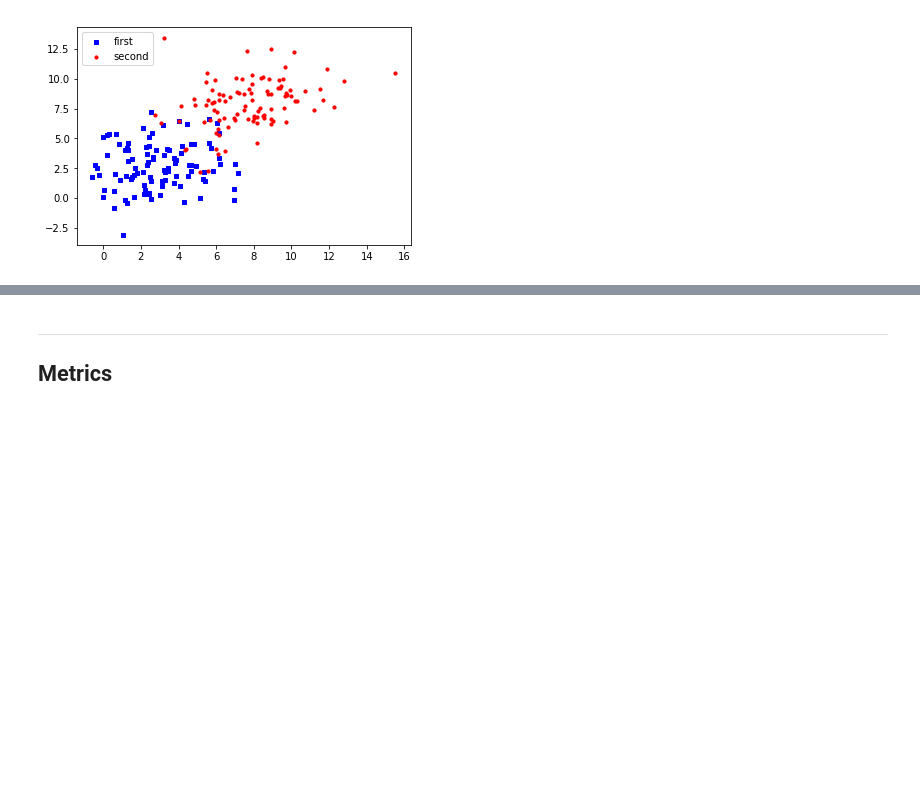
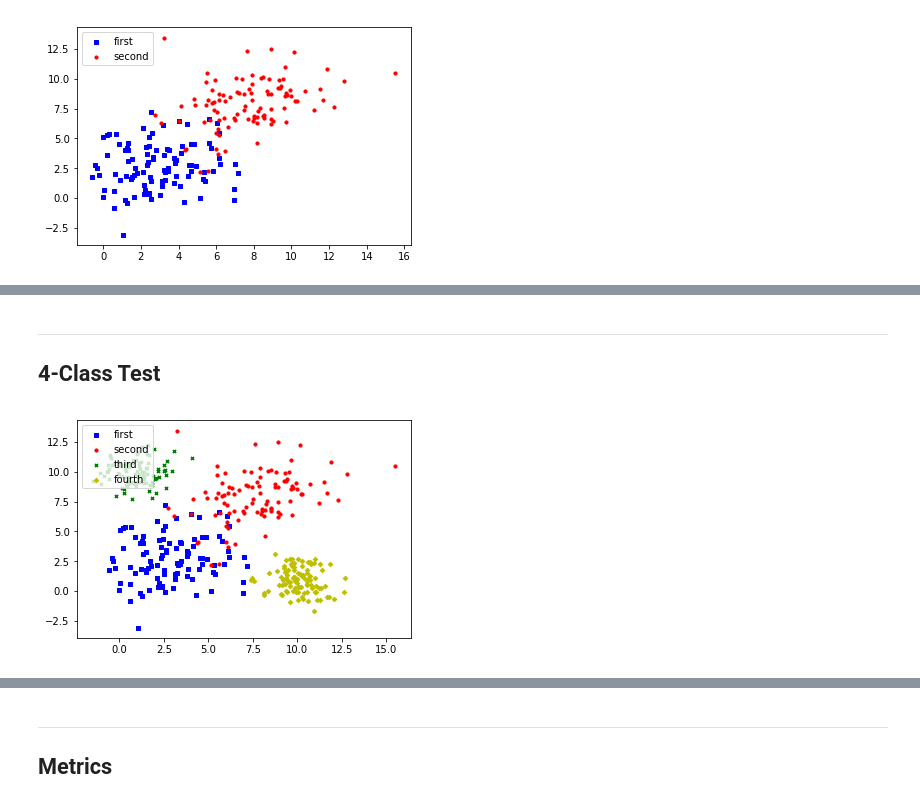
Before and after one commit to jackdotwa/analytics-rocket, a Jupyter notebook: bagging/nb/sklearn_kmeans-Copy1.ipynb, the cells around one changed output, grey strips where cells are left out. Drawn from its saved outputs; the diff is of its cells as text; code cells hidden in the pictures; blank space fills up the shorter version.

```diff
--- a/bagging/nb/sklearn_kmeans-Copy1.ipynb
+++ b/bagging/nb/sklearn_kmeans-Copy1.ipynb
@@ -529,0 +576,22 @@ True centroids (test set):
+# %% [markdown]
+---
+## 4-Class Test
+# %%
+np.random.seed(42)
+
+cluster_1 = np.random.multivariate_normal([3,3], [[4,1],[1,5]], 100)
+cluster_2 = np.random.multivariate_normal([8,8], [[5,1],[1,4]], 100)
+cluster_3 = np.random.multivariate_normal([1,10], [[1,0],[0,1]], 100)
+cluster_4 = np.random.multivariate_normal([10,1], [[0,1],[1,0]], 100)
+
+fig = plt.figure()
+ax1 = fig.add_subplot(111)
+
+ax1.scatter(cluster_1[:,0], cluster_1[:,1], s=10, c='b', marker="s", label='first')
+ax1.scatter(cluster_2[:,0], cluster_2[:,1], s=10, c='r', marker="o", label='second')
+ax1.scatter(cluster_3[:,0], cluster_3[:,1], s=10, c='g', marker="x", label='third')
+ax1.scatter(cluster_4[:,0], cluster_4[:,1], s=10, c='y', marker="D", label='fourth')
+ax1.legend(loc='upper left');
+plt.show()
+# %% [output]
+[figure, added]
```
Also changed, not shown: parts of 13 cells of this notebook.
